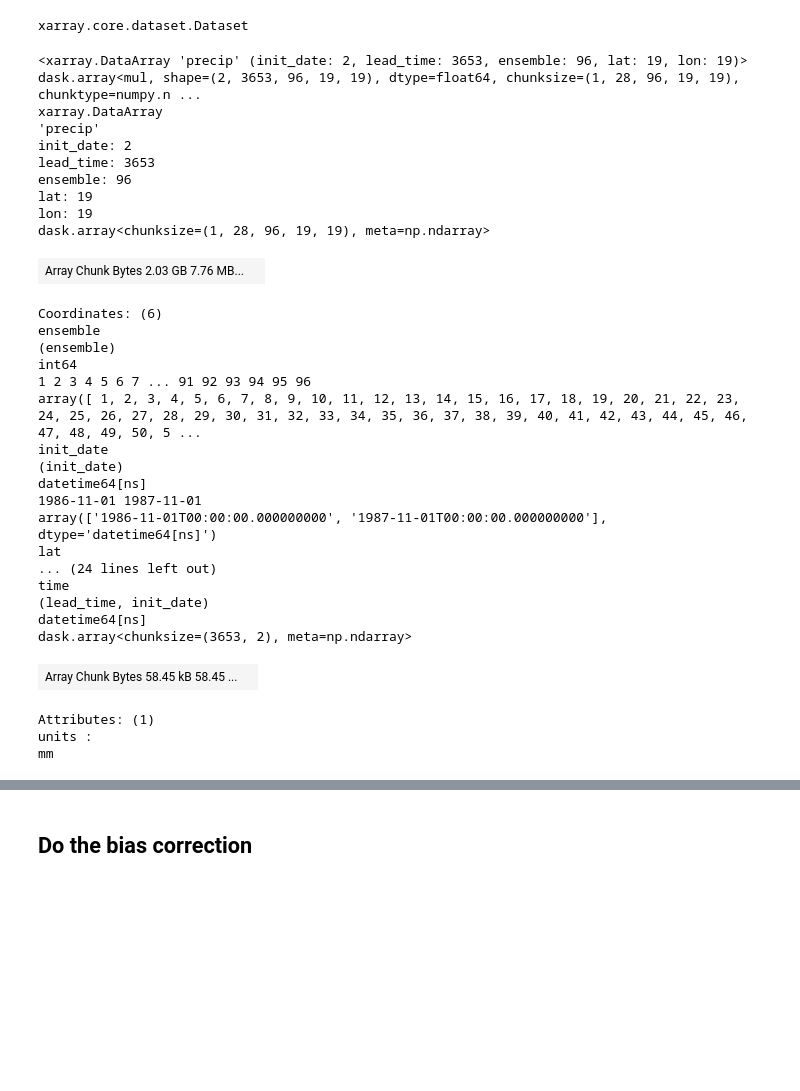
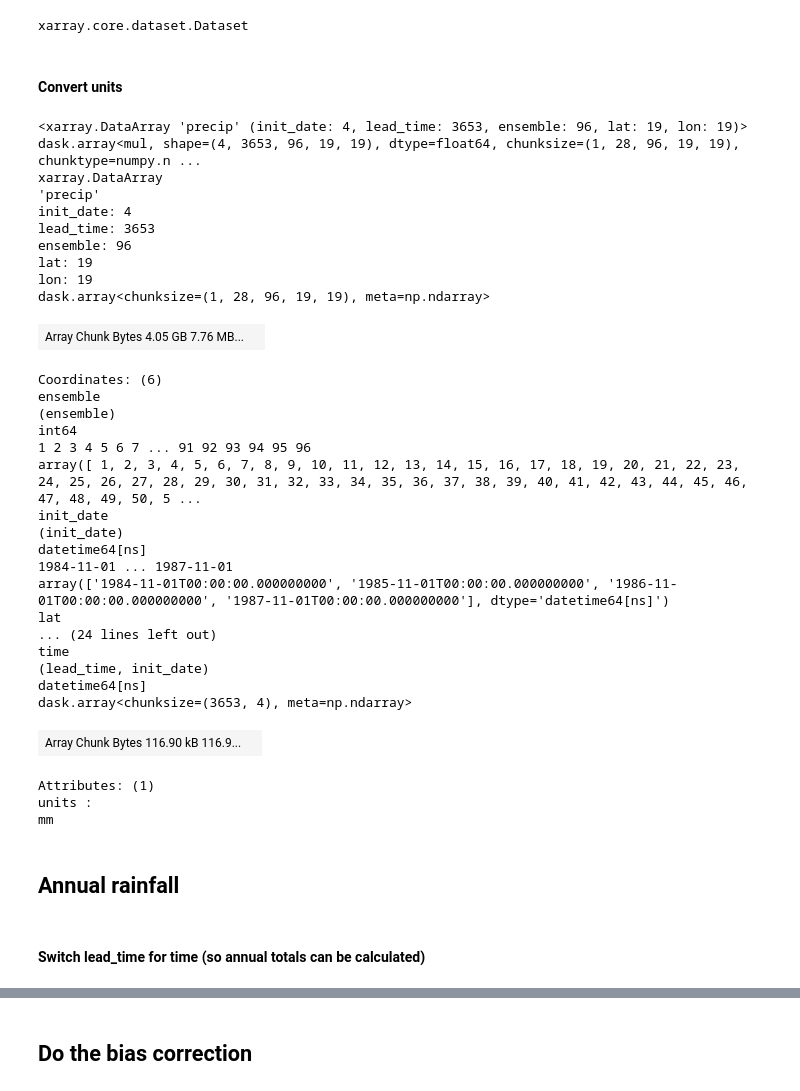
Before and after one commit to AusClimateService/unseen, a Jupyter notebook: bias_correction.ipynb, the cells around one changed output, grey strips where cells are left out. Cells and saved outputs as stored; diff of their text form; code cells hidden in the pictures; blank space fills up the shorter version.

```diff
--- a/bias_correction.ipynb
+++ b/bias_correction.ipynb
@@ -15,21 +15,23 @@ ds = xr.open_zarr(infile)
 type(ds)
 # %% [output]
 xarray.core.dataset.Dataset
+# %% [markdown]
+#### Convert units
 # %%
-da = ds['precip'] * 86400
-da.attrs['units'] = 'mm'
-da
+pr_daily = ds['precip'] * 86400
+pr_daily.attrs['units'] = 'mm'
+pr_daily
 # %% [output]
-<xarray.DataArray 'precip' (init_date: 2, lead_time: 3653, ensemble: 96, lat: 19, lon: 19)> dask.array<mul, shape=(2, 3653, 96, 19, 19), dtype=float64, chunksize=(1, 28, 96, 19, 19), chunktype=numpy.n ...
+<xarray.DataArray 'precip' (init_date: 4, lead_time: 3653, ensemble: 96, lat: 19, lon: 19)> dask.array<mul, shape=(4, 3653, 96, 19, 19), dtype=float64, chunksize=(1, 28, 96, 19, 19), chunktype=numpy.n ...
 xarray.DataArray
 'precip'
-init_date: 2
+init_date: 4
 lead_time: 3653
 ensemble: 96
 lat: 19
 lon: 19
 dask.array<chunksize=(1, 28, 96, 19, 19), meta=np.ndarray>
-| Array Chunk Bytes 2.03 GB 7.76 MB... |  |
+| Array Chunk Bytes 4.05 GB 7.76 MB... |  |
 Coordinates: (6)
 ensemble
 (ensemble)
@@ -39,18 +41,22 @@ array([ 1, 2, 3, 4, 5, 6, 7, 8, 9, 10, 11, 12, 13, 14, 15, 16, 17, 18, 19, 20, 2
 init_date
 (init_date)
 datetime64[ns]
-1986-11-01 1987-11-01
-array(['1986-11-01T00:00:00.000000000', '1987-11-01T00:00:00.000000000'], dtype='datetime64[ns]')
+1984-11-01 ... 1987-11-01
+array(['1984-11-01T00:00:00.000000000', '1985-11-01T00:00:00.000000000', '1986-11-01T00:00:00.000000000', '1987-11-01T00:00:00.000000000'], dtype='datetime64[ns]')
 lat
 ... (24 lines left out)
 time
 (lead_time, init_date)
 datetime64[ns]
-dask.array<chunksize=(3653, 2), meta=np.ndarray>
+dask.array<chunksize=(3653, 4), meta=np.ndarray>
-| Array Chunk Bytes 58.45 kB 58.45 ... |  |
+| Array Chunk Bytes 116.90 kB 116.9... |  |
 Attributes: (1)
 units :
 mm
+# %% [markdown]
+## Annual rainfall
+# %% [markdown]
+#### Switch lead_time for time (so annual totals can be calculated)
 # %%
 def reindex_forecast(ds, dropna=False):
     """Switch out lead_time axis for time axis (or vice versa) in a forecast dataset."""
```
Also changed, not shown: parts of 20 cells of this notebook, 1 other file.
